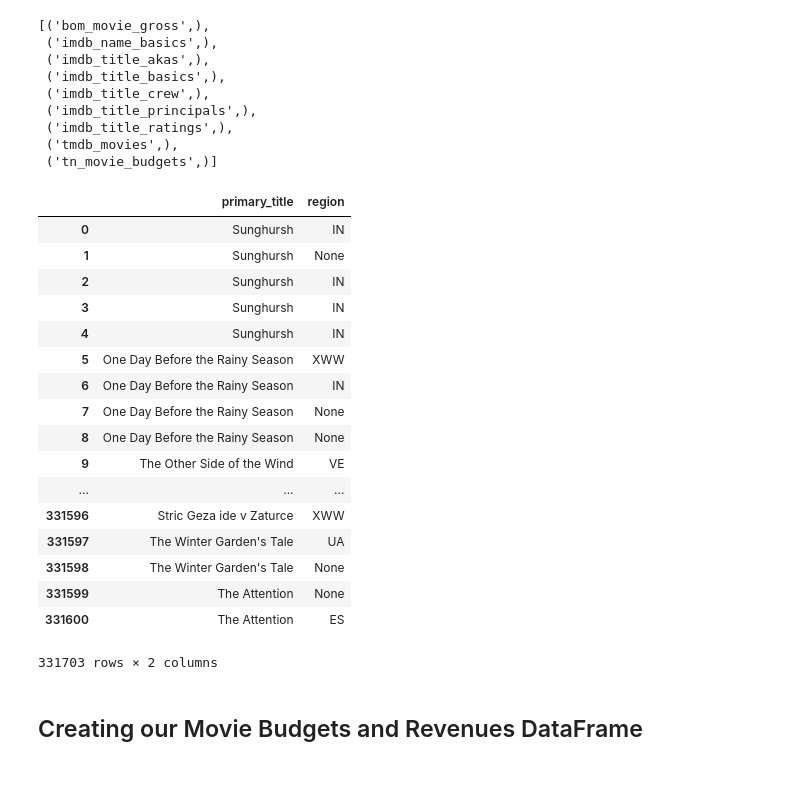
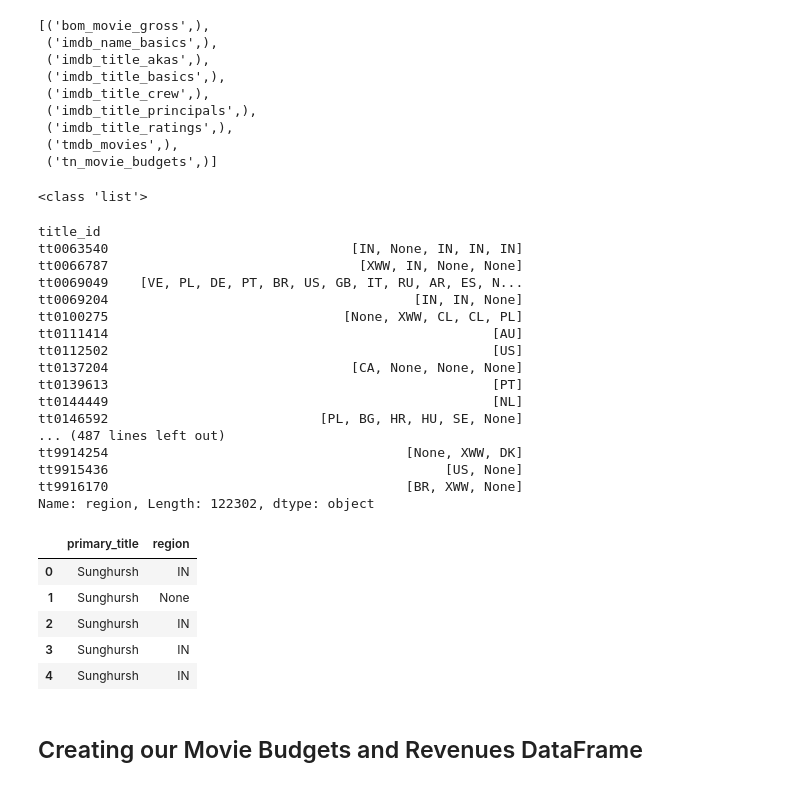
Before and after one commit to tcastanley/Movie_Analysis, a Jupyter notebook: Country_Movie_Inspection.ipynb, the cells around one changed output. Cells and saved outputs as stored; diff of their text form; code cells hidden in the pictures.

```diff
--- a/Country_Movie_Inspection.ipynb
+++ b/Country_Movie_Inspection.ipynb
@@ -33,34 +33,53 @@ conn.execute("select name from sqlite_master where type='table';").fetchall()
  ('imdb_title_ratings',),
  ('tmdb_movies',),
  ('tn_movie_budgets',)]
+# %%
+cur.execute('''SELECT *
+               FROM imdb_title_akas
+               ;''')
+df1 = pd.DataFrame(cur.fetchall())
+df1.columns = [x[0] for x in cur.description]
+
+df1.dropna(subset=['region'])
+df1['region'] = df1['region'].map(lambda x: [x])
+print(type(df1['region'].iloc[0]))
+
+df1.groupby('title_id')['region'].sum()
+# %% [output]
+<class 'list'>
+title_id
+tt0063540                               [IN, None, IN, IN, IN]
+tt0066787                                [XWW, IN, None, None]
+tt0069049    [VE, PL, DE, PT, BR, US, GB, IT, RU, AR, ES, N...
+tt0069204                                       [IN, IN, None]
+tt0100275                              [None, XWW, CL, CL, PL]
+tt0111414                                                 [AU]
+tt0112502                                                 [US]
+tt0137204                               [CA, None, None, None]
+tt0139613                                                 [PT]
+tt0144449                                                 [NL]
+tt0146592                           [PL, BG, HR, HU, SE, None]
+... (487 lines left out)
+tt9914254                                      [None, XWW, DK]
+tt9915436                                           [US, None]
+tt9916170                                      [BR, XWW, None]
+Name: region, Length: 122302, dtype: object
 # %%
 cur.execute('''SELECT primary_title, region
                 FROM imdb_title_akas a
                 JOIN imdb_title_basics b
                 ON a.title_id = b.tconst
                 ;''')
 df_country = pd.DataFrame(cur.fetchall())
 df_country.columns = [x[0] for x in cur.description]
-df_country
+df_country.head()
 # %% [output]
 |  | primary_title | region |
 | 0 | Sunghursh | IN |
 | 1 | Sunghursh | None |
 | 2 | Sunghursh | IN |
 | 3 | Sunghursh | IN |
 | 4 | Sunghursh | IN |
-| 5 | One Day Before the Rainy Season | XWW |
-| 6 | One Day Before the Rainy Season | IN |
-| 7 | One Day Before the Rainy Season | None |
-| 8 | One Day Before the Rainy Season | None |
-| 9 | The Other Side of the Wind | VE |
-| ... | ... | ... |
-| 331596 | Stric Geza ide v Zaturce | XWW |
-| 331597 | The Winter Garden's Tale | UA |
-| 331598 | The Winter Garden's Tale | None |
-| 331599 | The Attention | None |
-| 331600 | The Attention | ES |
-331703 rows × 2 columns
 # %% [markdown]
 ## Creating our Movie Budgets and Revenues DataFrame
 # %%
```
Also changed, not shown: parts of 8 cells of this notebook, 1 other file.
